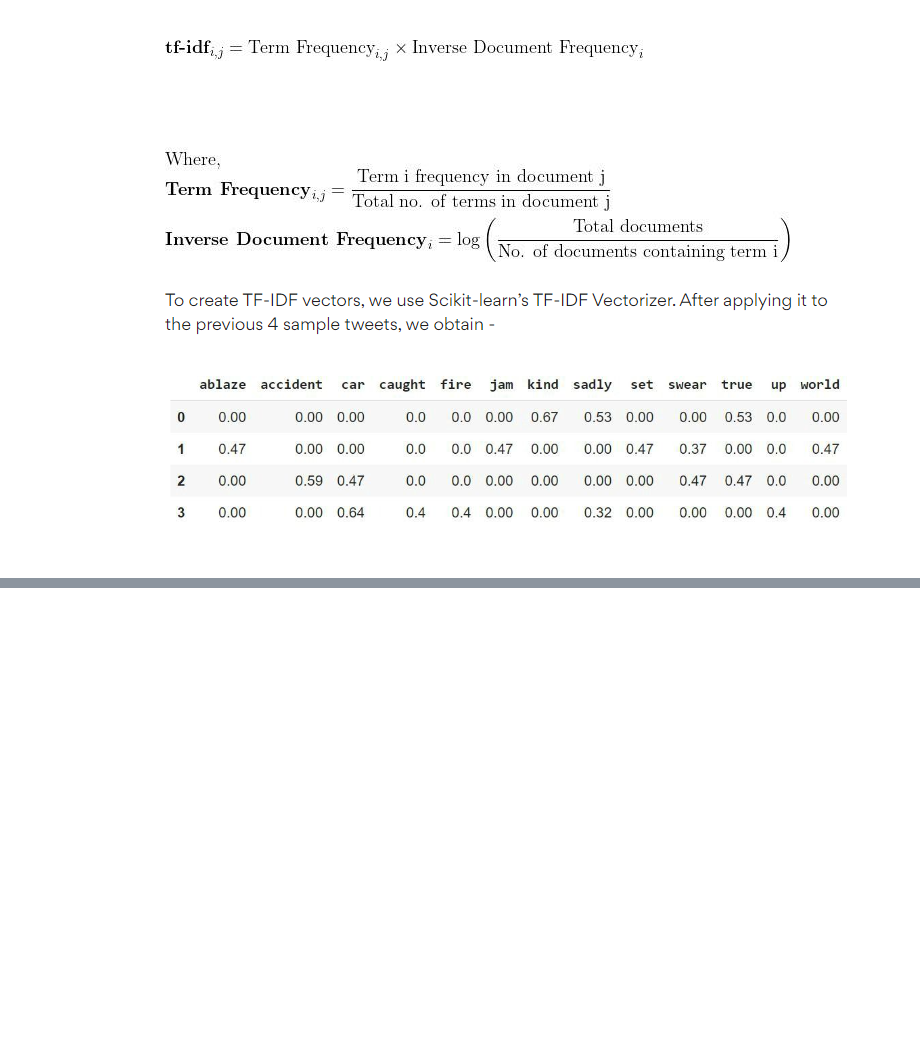
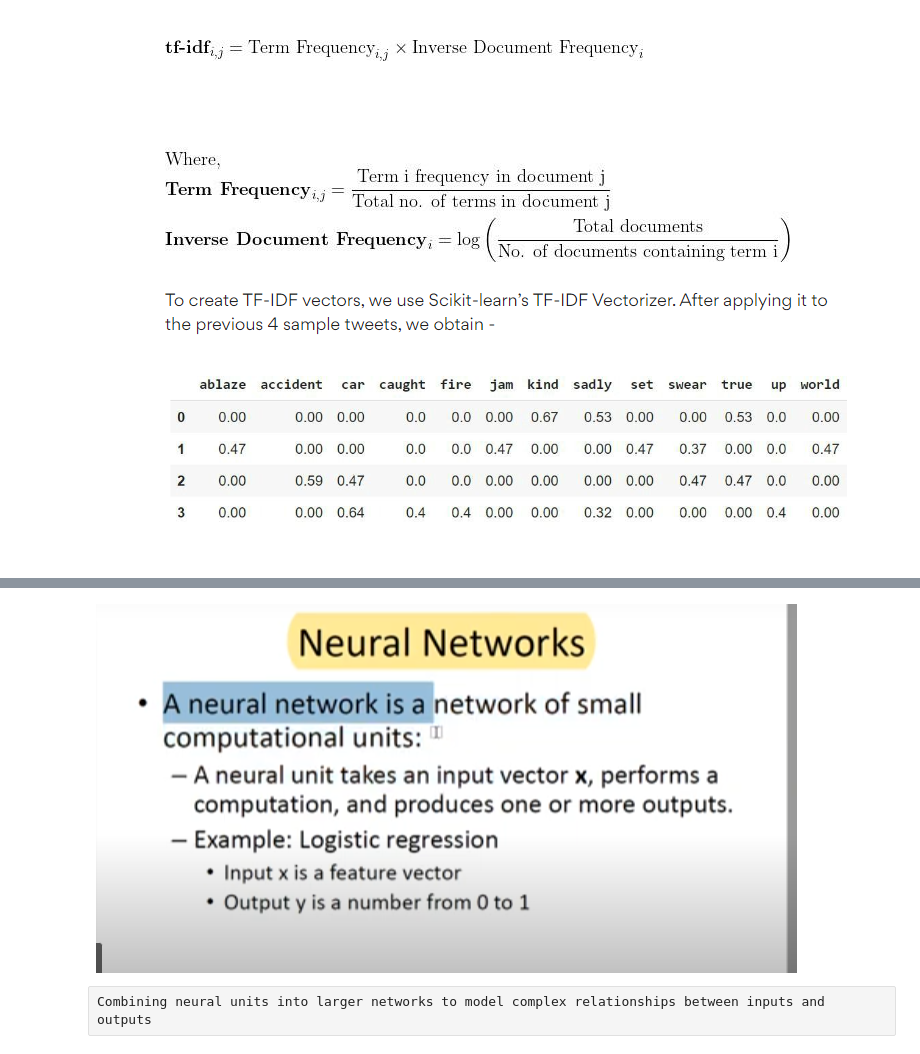
Before and after one commit to numbskullx26/NLP-selfnotes, a Jupyter notebook: Neural Network, RNN, Bi-directional .ipynb, the cells around one changed output, grey strips where cells are left out. Saved outputs shown, nothing was run; the diff lists cells and outputs as text; code cells hidden in the pictures; blank space fills up the shorter version.

```diff
--- a/Neural Network, RNN, Bi-directional .ipynb
+++ b/Neural Network, RNN, Bi-directional .ipynb
@@ -21,0 +52,7 @@ Image(filename="C:\\Users\\Indrajeet Sarkar\\Pictures\\Screenshots\\Screenshot 2
+# %%
+from IPython.display import Image
+Image(filename="C:\\Users\\Indrajeet Sarkar\\Pictures\\Screenshots\\Screenshot 2023-06-12 152922.png")
+# %% [output]
+[figure, added]
+# %% [raw]
+Combining neural units into larger networks to model complex relationships between inputs and outputs
```
Also changed, not shown: parts of 8 cells of this notebook.
